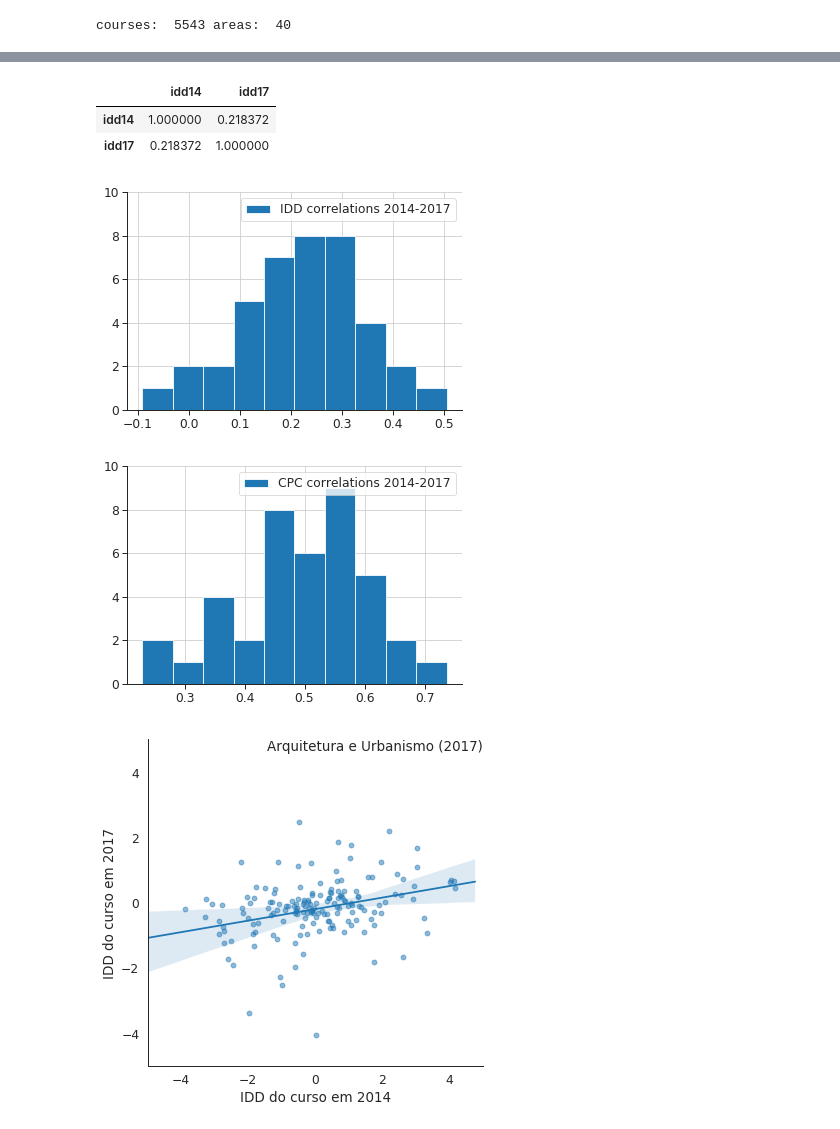
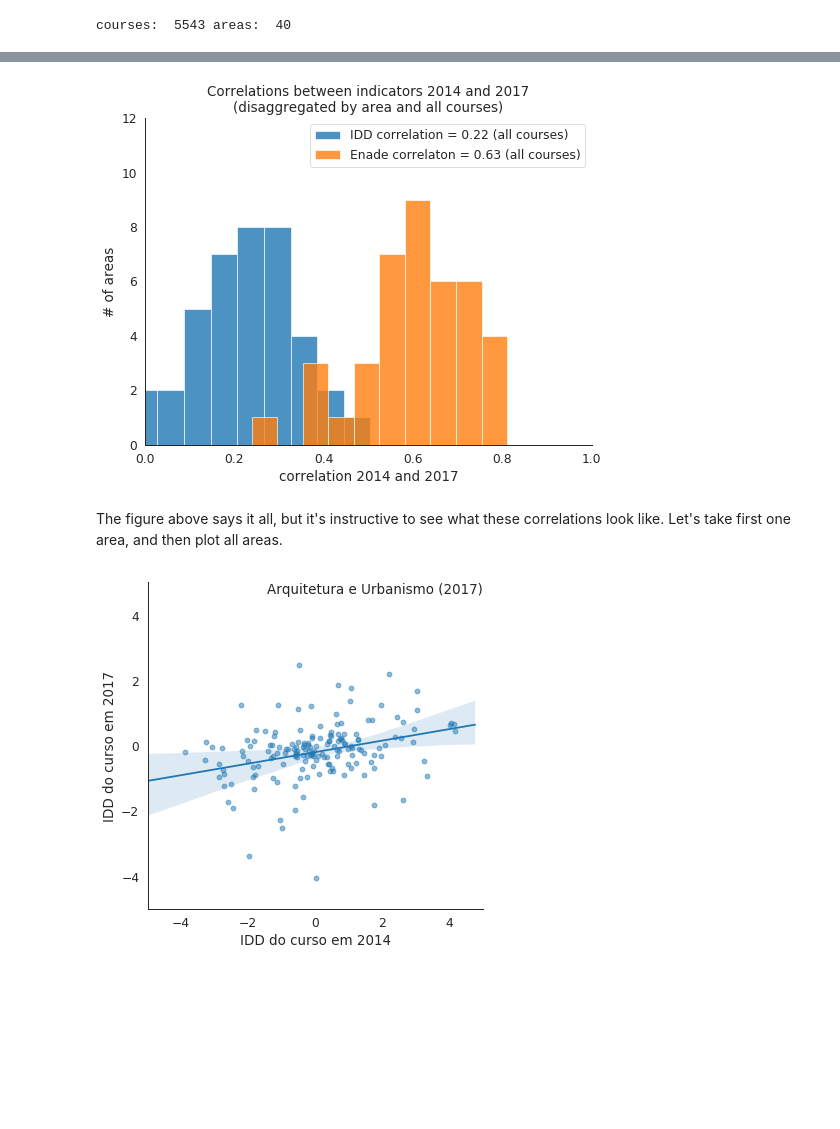
Before and after one commit to ewout/idd, a Jupyter notebook: 2-Correlations.ipynb, the cells around one changed output, grey strips where cells are left out. Saved outputs shown, nothing was run; the diff lists cells and outputs as text; code cells hidden in the pictures; blank space fills up the shorter version.

```diff
--- a/2-Correlations.ipynb
+++ b/2-Correlations.ipynb
@@ -161,28 +200,33 @@ df.sample(5)
 5 rows × 23 columns
-# %%
-df[['idd14','idd17']].corr()
-# %% [output]
-|  | idd14 | idd17 |
-| idd14 | 1.000000 | 0.218372 |
-| idd17 | 0.218372 | 1.000000 |
-# %%
-corrs = df[['area','idd14','idd17']].groupby('area').corr().iloc[0::2,-1].sort_values()
-corrs.hist(label="IDD correlations 2014-2017")
-ax = plt.gca()
-ax.set_ylim(0,10)
-plt.legend()
-sns.despine()
-# %% [output]
-[figure, removed]
-# %%
-corrs = df[['area','cpc14','cpc17']].groupby('area').corr().iloc[0::2,-1].sort_values()
-corrs.hist(label="CPC correlations 2014-2017")
-ax = plt.gca()
-ax.set_ylim(0,10)
-plt.legend()
-sns.despine()
-# %% [output]
-[figure, removed]
+# %%
+fig = plt.figure(figsize=(8,6))
+sns.set_context('paper',font_scale=1.4)
+sns.set_style('white')
+alpha = 0.8
+iddcorr = df[['idd14','idd17']].corr().iloc[0,1]
+enadecorr = df[['enade14','enade17']].corr().iloc[0,1]
+#corrs = df[['area','cpc14','cpc17']].groupby('area').corr().iloc[0::2,-1].sort_values()
+#corrs.hist(label="CPC correlations 2014-2017",alpha=alpha)
+corrs = df[['area','idd14','idd17']].groupby('area').corr().iloc[0::2,-1].sort_values()
+corrs.hist(label="IDD correlation = {:.2f} (all courses)".format(iddcorr),alpha=alpha)
+corrs = df[['area','enade14','enade17']].groupby('area').corr().iloc[0::2,-1].sort_values()
+corrs.hist(label="Enade correlaton = {:.2f} (all courses)".format(enadecorr),alpha=alpha)
+ax = plt.gca()
+ax.set_title("Correlations between indicators 2014 and 2017\n(disaggregated by area and all courses)")
+ax.set_ylim(0,12)
+ax.set_xlim(0,1)
+ax.set_ylabel("# of areas")
+ax.set_xlabel("correlation 2014 and 2017")
+ax.grid(False)
+plt.legend()
+sns.despine()
+for dpi in [50,300]:
+     fn = 'figs/corrs-14-17-{}.png'.format(dpi)
+     plt.savefig(fn,dpi=dpi)
+# %% [output]
+[figure, added]
+# %% [markdown]
+The figure above says it all, but it's instructive to see what these correlations look like. Let's take first one area, and then plot all areas.
 # %%
 fig = plt.figure(figsize=(6,6))
 sns.regplot(data=df.query("area == 21"),x='idd14',y='idd17',scatter_kws={'alpha':0.5})
```
Also changed, not shown: parts of 8 cells of this notebook, 7 other files.
